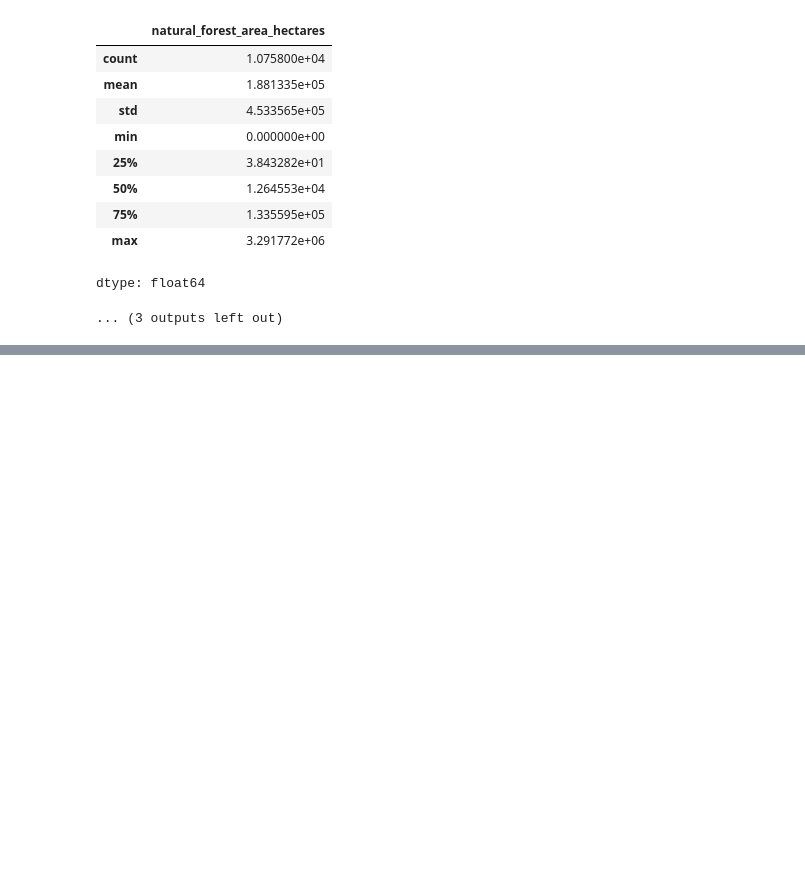
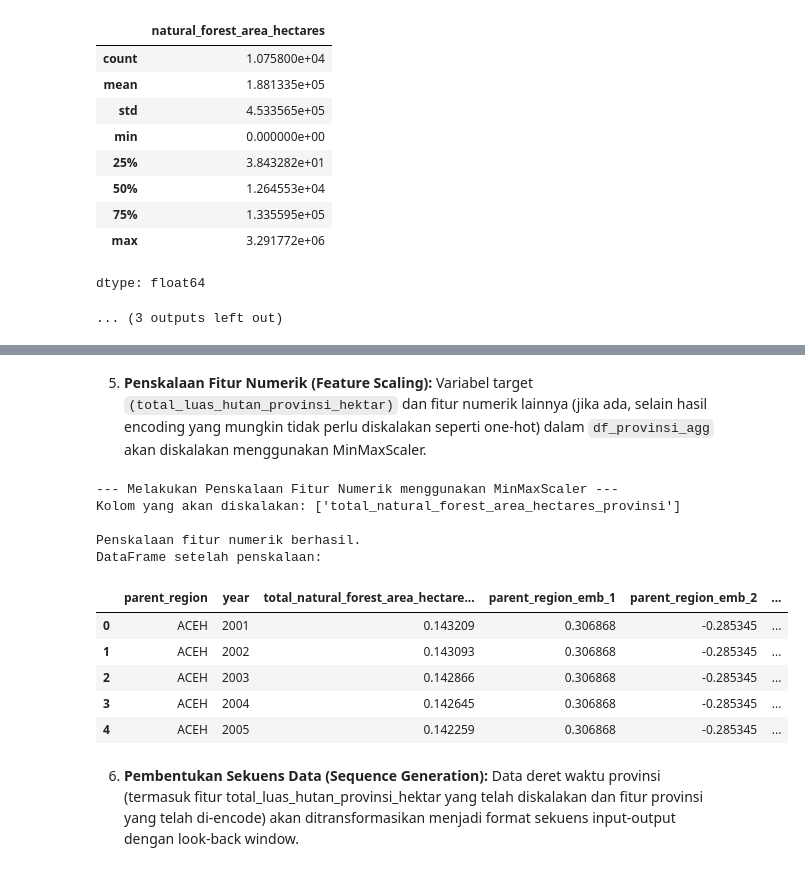
Before and after one commit to bintangfikrif/Unnamed-Final_Project, a Jupyter notebook: notebooks/main.ipynb, the cells around one changed output, grey strips where cells are left out. Drawn from its saved outputs; the diff is of its cells as text; code cells hidden in the pictures; blank space fills up the shorter version.

```diff
--- a/notebooks/main.ipynb
+++ b/notebooks/main.ipynb
@@ -391,0 +857,12 @@ Trend Total Luas Hutan per Provinsi (Contoh beberapa provinsi):
+# %%
+# Urutkan data agregat berdasarkan provinsi dan tahun
+print(f"\nMengurutkan DataFrame agregat provinsi berdasarkan '{COL_PROVINCE}' dan '{COL_YEAR}'...")
+if df_provinsi_agg is not None:
+    try:
+        df_provinsi_agg = df_provinsi_agg.sort_values(by=[COL_PROVINCE, COL_YEAR]).reset_index(drop=True)
+        print("\nPengurutan berhasil. Beberapa baris pertama setelah diurutkan:")
+        display(df_provinsi_agg.head())
+    except Exception as e:
+        print(f"Terjadi error saat mengurutkan DataFrame: {e}")
+else:
+    print("\nTidak dapat mengurutkan karena DataFrame 'df_provinsi_agg' adalah None.")
@@ -391,0 +1036,40 @@ Trend Total Luas Hutan per Provinsi (Contoh beberapa provinsi):
+# %% [markdown]
+5. **Penskalaan Fitur Numerik (Feature Scaling):** Variabel target `(total_luas_hutan_provinsi_hektar)` dan fitur numerik lainnya (jika ada, selain hasil encoding yang mungkin tidak perlu diskalakan seperti one-hot) dalam `df_provinsi_agg` akan diskalakan menggunakan MinMaxScaler.
+# %%
+numerical_cols_to_scale = [nama_kolom_agregat_baru] # Add other numerical columns if any
+
+# Ensure the DataFrame and required columns exist before scaling
+if df_provinsi_agg is not None and all(col in df_provinsi_agg.columns for col in numerical_cols_to_scale):
+
+    print(f"\n--- Melakukan Penskalaan Fitur Numerik menggunakan MinMaxScaler ---")
+    print(f"Kolom yang akan diskalakan: {numerical_cols_to_scale}")
+
+    # Inisialisasi MinMaxScaler
+    scaler = MinMaxScaler()
+
+    # Lakukan penskalaan
+    # Simpan scaler jika perlu melakukan inverse_transform nanti untuk prediksi
+    df_provinsi_agg[numerical_cols_to_scale] = scaler.fit_transform(df_provinsi_agg[numerical_cols_to_scale])
+
+    print("\nPenskalaan fitur numerik berhasil.")
+    print("DataFrame setelah penskalaan:")
+    display(df_provinsi_agg.head())
+
+else:
+    print(f"\nPenskalaan tidak dapat dilakukan karena DataFrame 'df_provinsi_agg' adalah None atau kolom yang akan diskalakan tidak ditemukan.")
+    # Inisialisasi scaler sebagai None jika scaling gagal
+    scaler = None
+# %% [output]
+--- Melakukan Penskalaan Fitur Numerik menggunakan MinMaxScaler ---
+Kolom yang akan diskalakan: ['total_natural_forest_area_hectares_provinsi']
+
+Penskalaan fitur numerik berhasil.
+DataFrame setelah penskalaan:
+|  | parent_region | year | total_natural_forest_area_hectare... | parent_region_emb_1 | parent_region_emb_2 | ... |
+| 0 | ACEH | 2001 | 0.143209 | 0.306868 | -0.285345 | ... |
+| 1 | ACEH | 2002 | 0.143093 | 0.306868 | -0.285345 | ... |
+| 2 | ACEH | 2003 | 0.142866 | 0.306868 | -0.285345 | ... |
+| 3 | ACEH | 2004 | 0.142645 | 0.306868 | -0.285345 | ... |
+| 4 | ACEH | 2005 | 0.142259 | 0.306868 | -0.285345 | ... |
+# %% [markdown]
+6. **Pembentukan Sekuens Data (Sequence Generation):** Data deret waktu provinsi (termasuk fitur total_luas_hutan_provinsi_hektar yang telah diskalakan dan fitur provinsi yang telah di-encode) akan ditransformasikan menjadi format sekuens input-output dengan look-back window.
```
Also changed, not shown: parts of 22 cells of this notebook.
